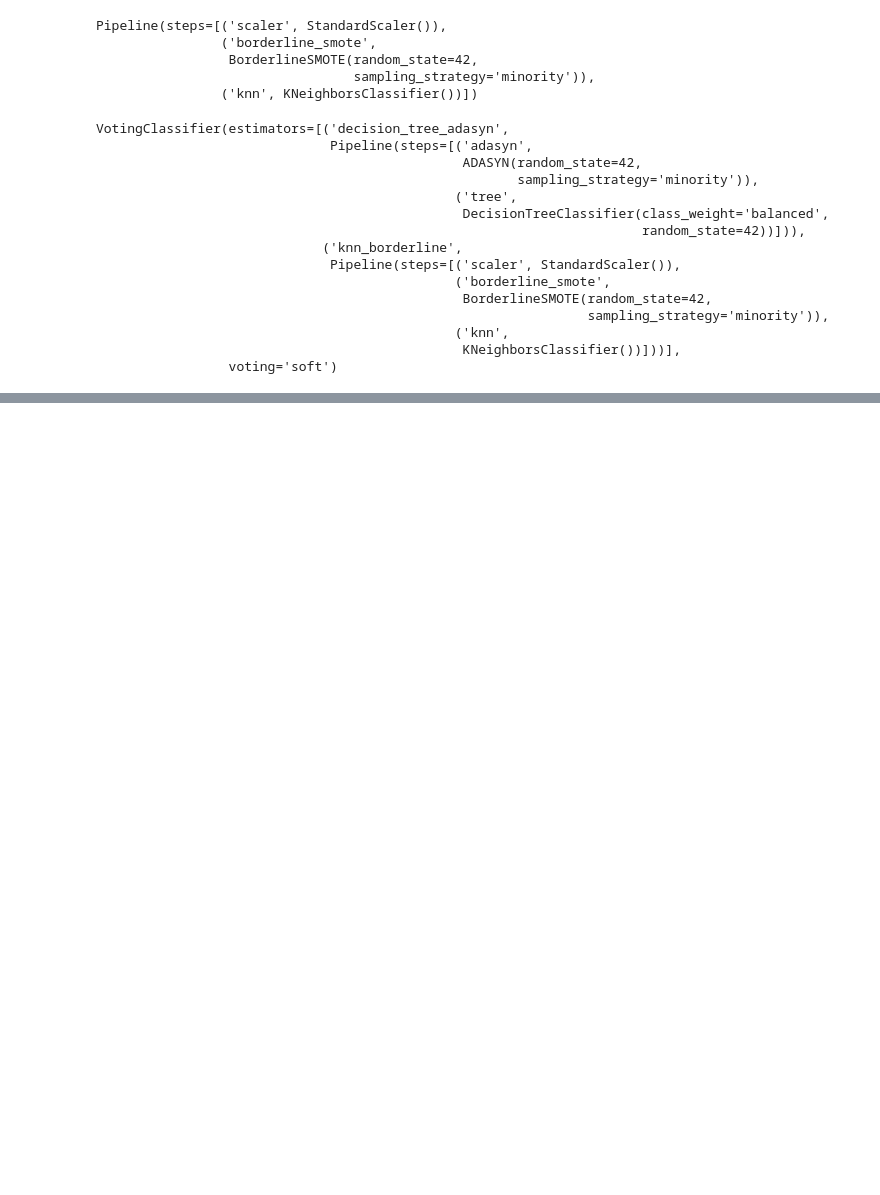
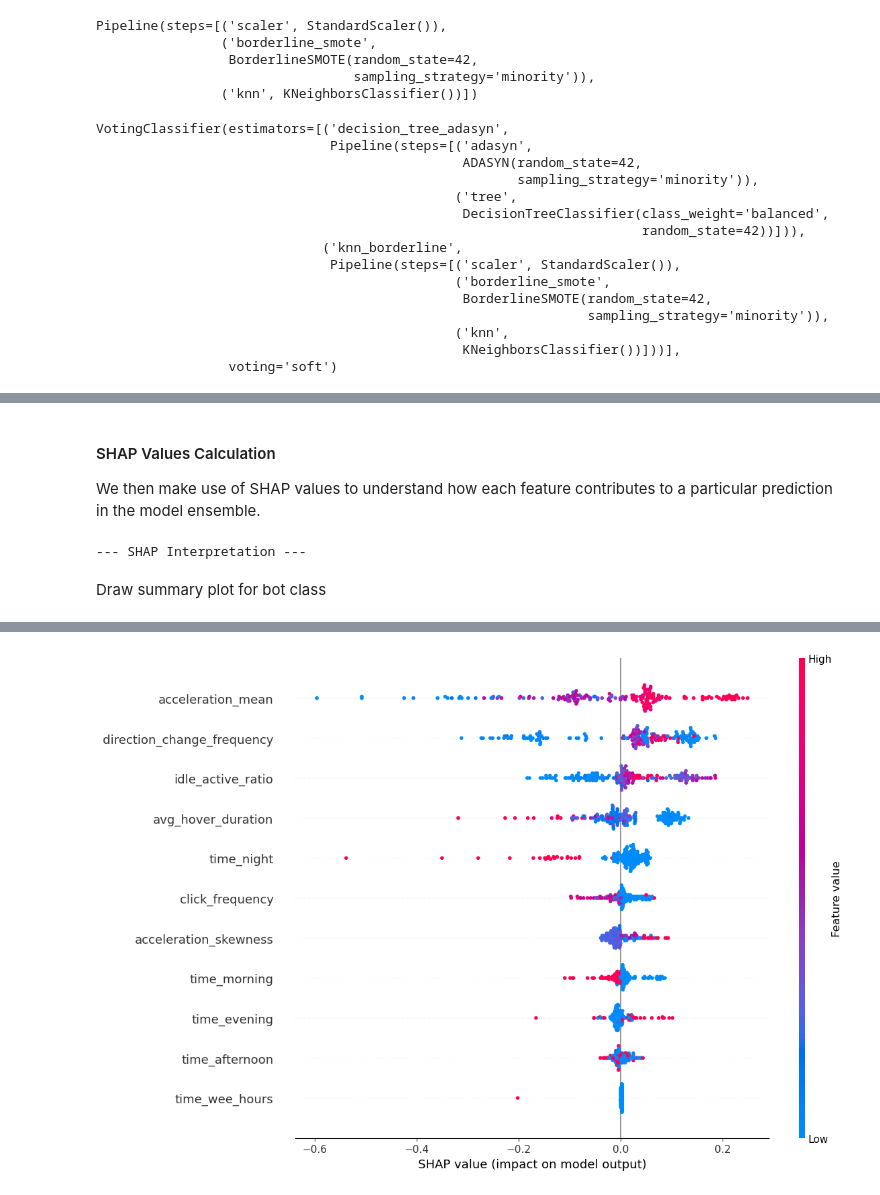
Before and after one commit to cherrydrunk/DSA4263-automated-fraud, a Jupyter notebook: notebooks/model_ensemble.ipynb, the cells around one changed output, grey strips where cells are left out. Drawn from its saved outputs; the diff is of its cells as text; code cells hidden in the pictures; blank space fills up the shorter version.

Commit message:
add stacking method & SHAP

```diff
--- a/notebooks/model_ensemble.ipynb
+++ b/notebooks/model_ensemble.ipynb
@@ -111,0 +160,12 @@ weighted avg       0.99      0.99      0.99       180
+# %%
+# --- Interpretability ---
+
+# Fit base pipelines separately for interpretation
+tree_pipe_adasyn.fit(X_train, y_train)
+knn_pipe_borderline.fit(X_train, y_train)
+
+# Decision Tree rules
+print("\n--- Decision Tree Rules ---")
+tree = tree_pipe_adasyn.named_steps['tree']
+tree_rules = export_text(tree, feature_names=feature_names)
+print(tree_rules)
@@ -111,0 +211,6 @@ weighted avg       0.99      0.99      0.99       180
+# %%
+# Logistic Regression coefficients (meta-model)
+print("\n--- Meta-model (Logistic Regression) Coefficients ---")
+meta_model.fit(X_train, y_train)
+for name, coef in zip(feature_names, meta_model.coef_[0]):
+    print(f"{name}: {coef:.3f}")
@@ -111,0 +230,21 @@ weighted avg       0.99      0.99      0.99       180
+# %% [markdown]
+#### SHAP Values Calculation
+
+We then make use of SHAP values to understand how each feature contributes to a particular prediction in the model ensemble.
+# %%
+# SHAP interpretation for the stacking model
+print("\n--- SHAP Interpretation ---")
+explainer = shap.Explainer(stacking_clf.predict_proba, X_train)
+shap_values = explainer(X_test)
+# %% [output]
+--- SHAP Interpretation ---
+# %% [markdown]
+Draw summary plot for bot class
+# %%
+
+# Visualize SHAP summary plot
+shap.initjs()
+# Plot the SHAP summary plot with customized figure size and font size
+
+shap.summary_plot(shap_values[...,0], X_test, plot_size=(12, 8))
+# %% [output]
@@ -111,0 +252 @@ weighted avg       0.99      0.99      0.99       180
+[figure, added]
```
Also changed, not shown: parts of 17 cells of this notebook.
